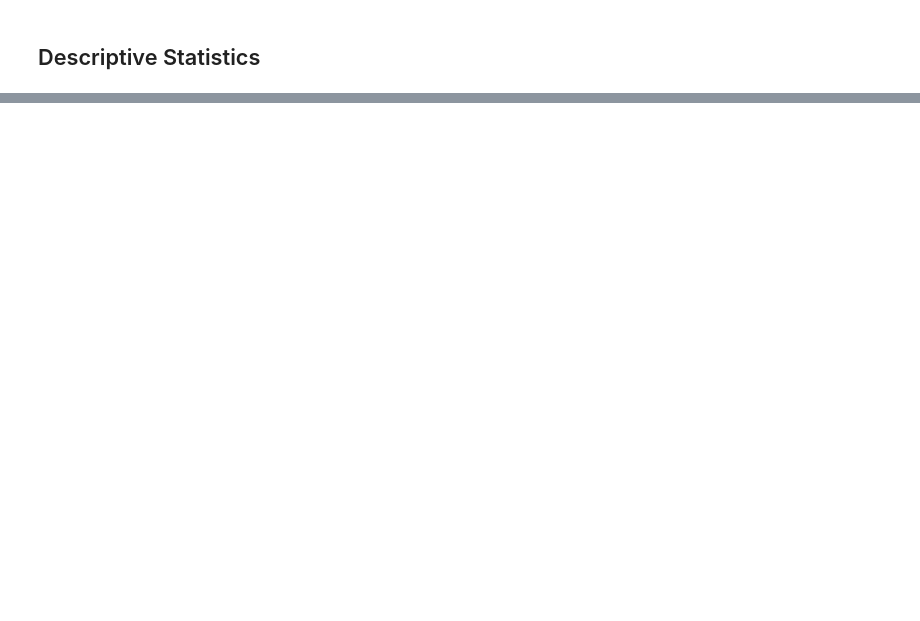
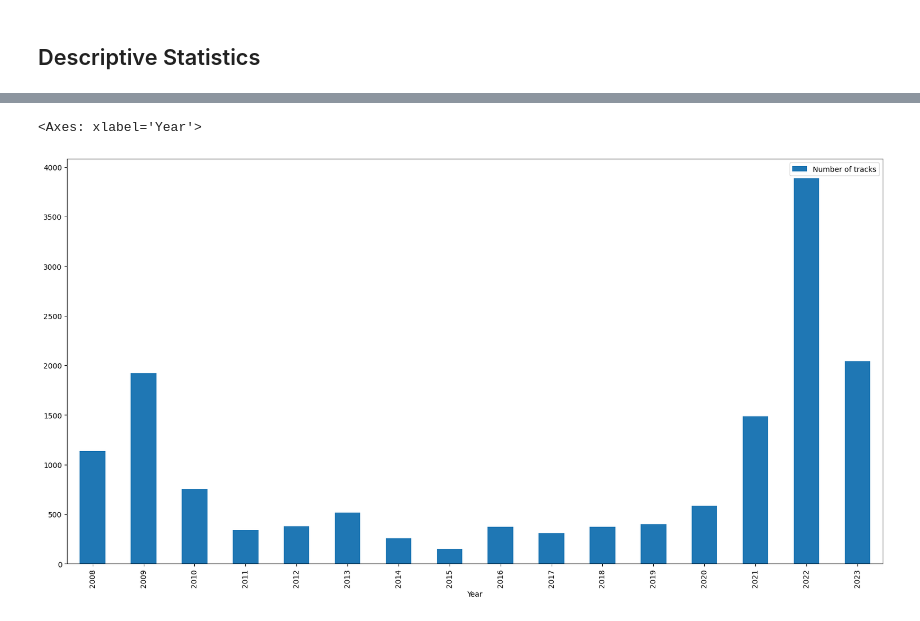
Before and after one commit to gwealm/VerseVault, a Jupyter notebook: characterization/characterization.ipynb, the cells around one changed output, grey strips where cells are left out. Saved outputs shown, nothing was run; the diff lists cells and outputs as text; code cells hidden in the pictures; blank space fills up the shorter version.

```diff
--- a/characterization/characterization.ipynb
+++ b/characterization/characterization.ipynb
@@ -105,0 +150,19 @@ for lyrics in lookup_json.dump(obj, ["*", "lyrics"]):
+# %%
+year_counts = {}
+
+dates = lookup_json.dump(obj, ["*", "publishedAt"])
+for date in dates:
+    year = date.split(",")[0].split(" ")[-1]
+    if year in year_counts:
+        year_counts[year] += 1
+    else:
+        year_counts[year] = 1
+
+year_items = list(sorted(year_counts.items(), key=lambda x: x[0], reverse=False))
+df_year_counts = pd.DataFrame(year_items, columns=["Year", "Number of tracks"])
+df_year_counts.describe()
+
+df_year_counts.plot.bar(x="Year", y="Number of tracks", figsize=(20, 10))
+# %% [output]
+<Axes: xlabel='Year'>
+[figure, added]
```
Also changed, not shown: parts of 5 cells of this notebook, 3 other files.
